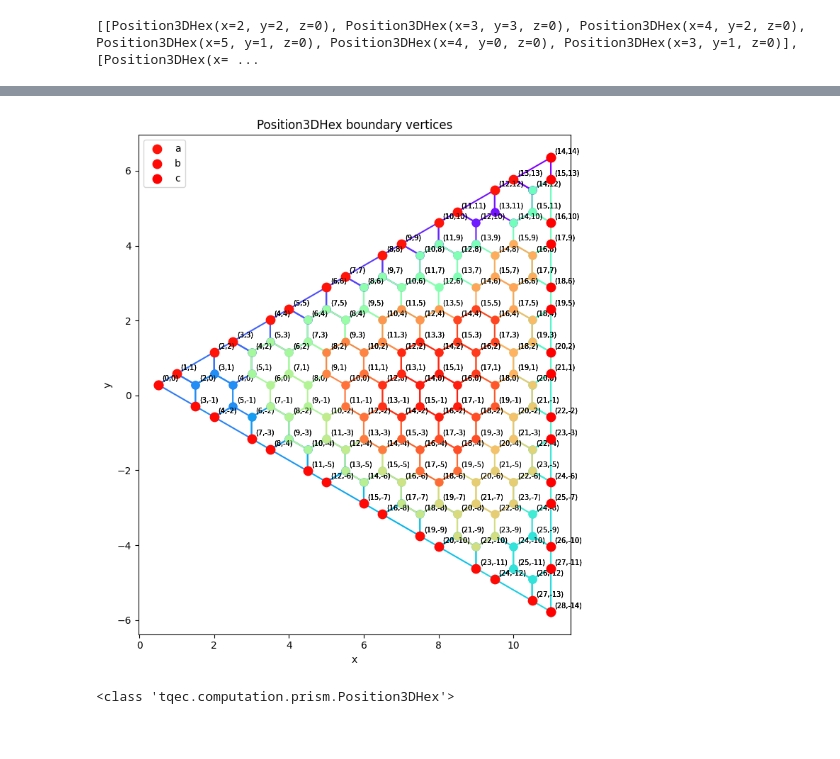
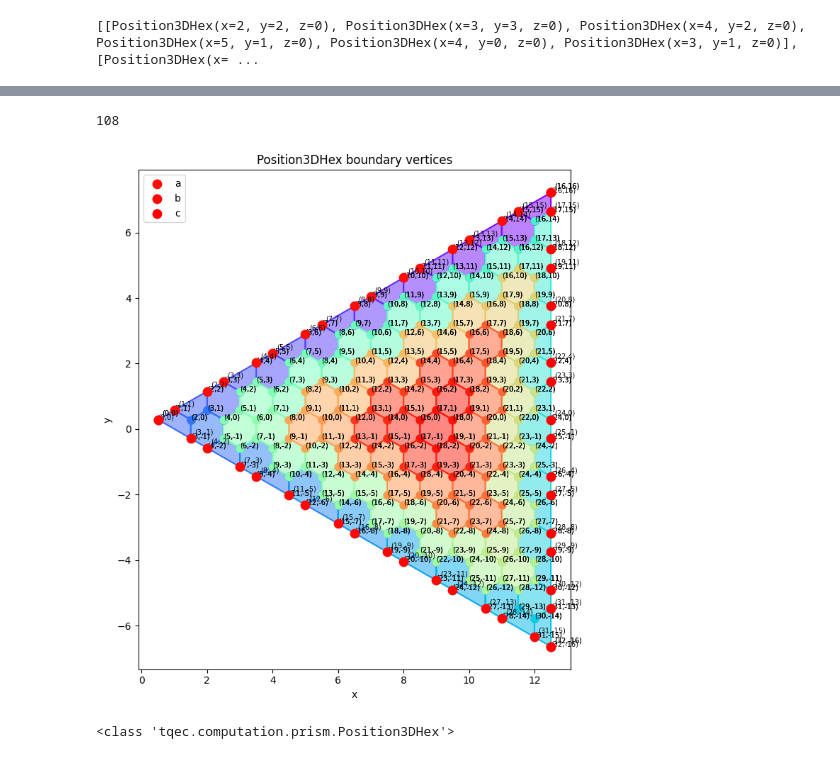
Before and after one commit to LSHerzog/tqec, a Jupyter notebook: temp-laura/stabilizer_test_260308.ipynb, the cells around one changed output, grey strips where cells are left out. Drawn from its saved outputs; the diff is of its cells as text; code cells hidden in the pictures.

```diff
--- a/temp-laura/stabilizer_test_260308.ipynb
+++ b/temp-laura/stabilizer_test_260308.ipynb
@@ -5,19 +14,25 @@ from tqec.computation.prism_graph import PrismGraph
 # %%
 import matplotlib.pyplot as plt
 import matplotlib.cm as cm
+
+from matplotlib.patches import Polygon
+from matplotlib.collections import PatchCollection
 
 
 def plot_position_dict(
     data: dict[str, list] | None = None,
     paths: list[list] | None = None,
     star_op: list[list] | None = None,
+    dct_others: list[list] | None = None
 ) -> plt.Figure:
     """Plot Position3DHex positions using their to_euclidean coords.
     Args:
         data:    dict[str, list[Position3DHex]] — each key is a label, plotted as scattered dots.
+                =bdry of traingle
         paths:   list[list[Position3DHex]] — each inner list plotted with its own color,
                  dots at each position and a line connecting them in list order,
                  with a closing line from last back to first.
+                 = stabilizers
         star_op: list[list[Position3DHex]] — each inner list plotted as black crosses.
     """
     fig, ax = plt.subplots(figsize=(8, 8))
@@ -30,18 +45,38 @@ def plot_position_dict(
 
     color_idx = 0
 
+
     if paths is not None:
         for i, positions in enumerate(paths):
             if not positions:
                 continue
-            color = rainbow(color_idx); color_idx += 1
+            if len(positions) == 2:
+                color = "black"
+            else:
+                color = rainbow(color_idx); color_idx += 1
+            xs = [p.to_euclidean()[0] for p in positions]
+            ys = [p.to_euclidean()[1] for p in positions]
+            # Draw transparent filled polygon
+            poly = Polygon(list(zip(xs, ys)), closed=True,
+                        facecolor=(*color[:3], 0.5) if color != "black" else (0, 0, 0, 0.2),
+                        edgecolor=color, linewidth=1.5, zorder=2)
+            ax.add_patch(poly)
+            ax.scatter(xs, ys, color=color, s=60, zorder=3)
+            for p, x, y in zip(positions, xs, ys):
+                ax.text(x, y, f"({p.x},{p.y})", fontsize=7)
+
+    if dct_others is not None:
+        all_position_lists = [positions for others in dct_others.values() for positions in others if positions]
+        tab20 = cm.get_cmap("tab20", max(len(all_position_lists), 1))
+        for idx, positions in enumerate(all_position_lists):
+            color = tab20(idx / max(len(all_position_lists) - 1, 1))
             xs = [p.to_euclidean()[0] for p in positions]
             ys = [p.to_euclidean()[1] for p in positions]
             ax.plot(xs + [xs[0]], ys + [ys[0]], color=color, linewidth=1.5, zorder=2)
             ax.scatter(xs, ys, color=color, s=60, zorder=3)
             for p, x, y in zip(positions, xs, ys):
-                ax.annotate(f"({p.x},{p.y})", (x, y), textcoords="offset points",
-                            xytext=(4, 4), fontsize=7)
+                ax.text(x, y, f"({p.x},{p.y})", fontsize=7)
+
 
     if data is not None:
         for label, positions in data.items():
@@ -65,7 +100,7 @@ def plot_position_dict(
     ax.set_title("Position3DHex boundary vertices")
     plt.tight_layout()
 # %%
-d = 15
+d = 17
 left_corner = Position3DHex(0,0,0)
 triangle_type = "upwards"
 dct = ZXPrism.patch_triangle_bdry(d, left_corner, triangle_type)
@@ -110,8 +139,10 @@ len stabilizers 78
 # %%
-stabilizers = ZXPrism.patch_stabilizers(d, "upwards",left_corner, ["a", "b", "c"])
+stabilizers, _ = ZXPrism.patch_stabilizers(d, "upwards",left_corner, ["a", "b", "c"])
 plot_position_dict(dct, stabilizers)
+print(len(stabilizers))
 # %% [output]
+108
-[figure, old version]
+[figure, new version]
 # %%
 star_op = ZXPrism.star_operator_patch(triangle_type, dct)
 print(type(star_op[1]))
```
Also changed, not shown: parts of 31 cells of this notebook, 3 other files.
